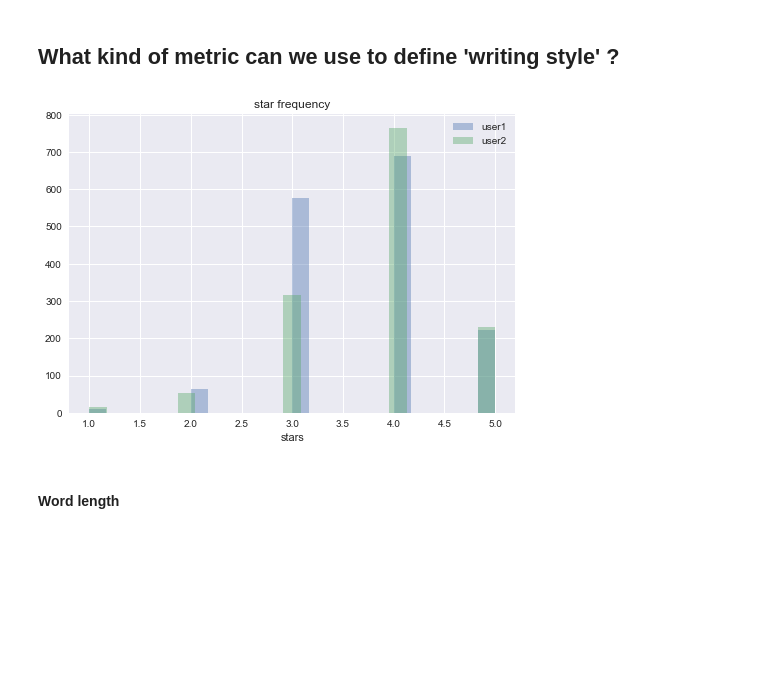
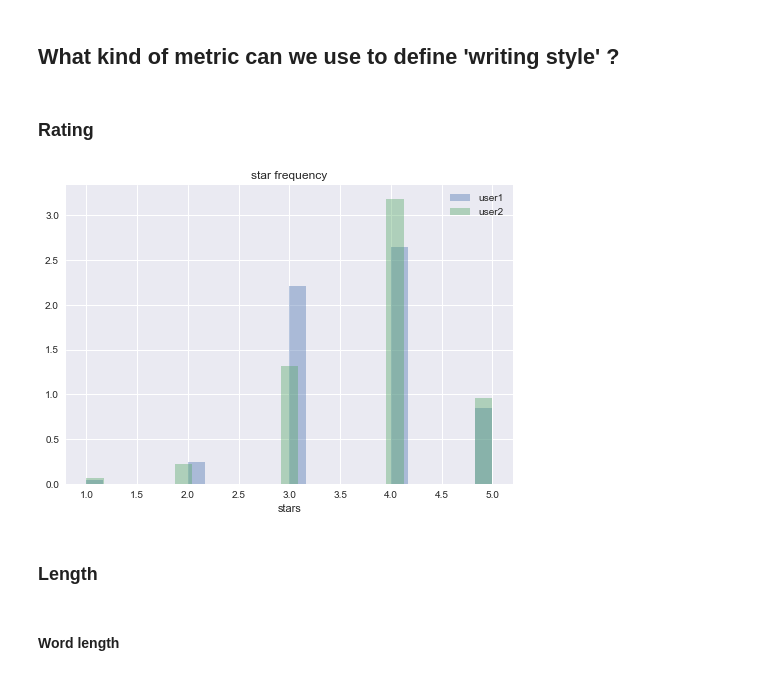
Before and after one commit to CornellDataScience/NLP_Research-FA17, a Jupyter notebook: kenta/week2.ipynb, the cells around one changed output. Saved outputs shown, nothing was run; the diff lists cells and outputs as text; code cells hidden in the pictures; blank space fills up the shorter version.

```diff
--- a/kenta/week2.ipynb
+++ b/kenta/week2.ipynb
@@ -75,12 +77,16 @@ target_profile = pd.read_csv('sample_user_profile.csv')
 user1 = target_review[target_review['user_id'] == target_profile.iloc[0]['user_id']]
 # %%
 user2 = target_review[target_review['user_id'] == target_profile.iloc[1]['user_id']]
+# %% [markdown]
+### Rating
 # %%
-sns.distplot(user1['stars'], kde = False)
-sns.distplot(user2['stars'], kde = False)
+sns.distplot(user1['stars'], kde = False, norm_hist = True)
+sns.distplot(user2['stars'], kde = False, norm_hist = True)
 plt.title('star frequency')
 plt.legend(['user1', 'user2'])
 plt.show()
 # %% [output]
-[figure, old version]
+[figure, new version]
+# %% [markdown]
+### Length
 # %%
```
Also changed, not shown: parts of 31 cells of this notebook.
